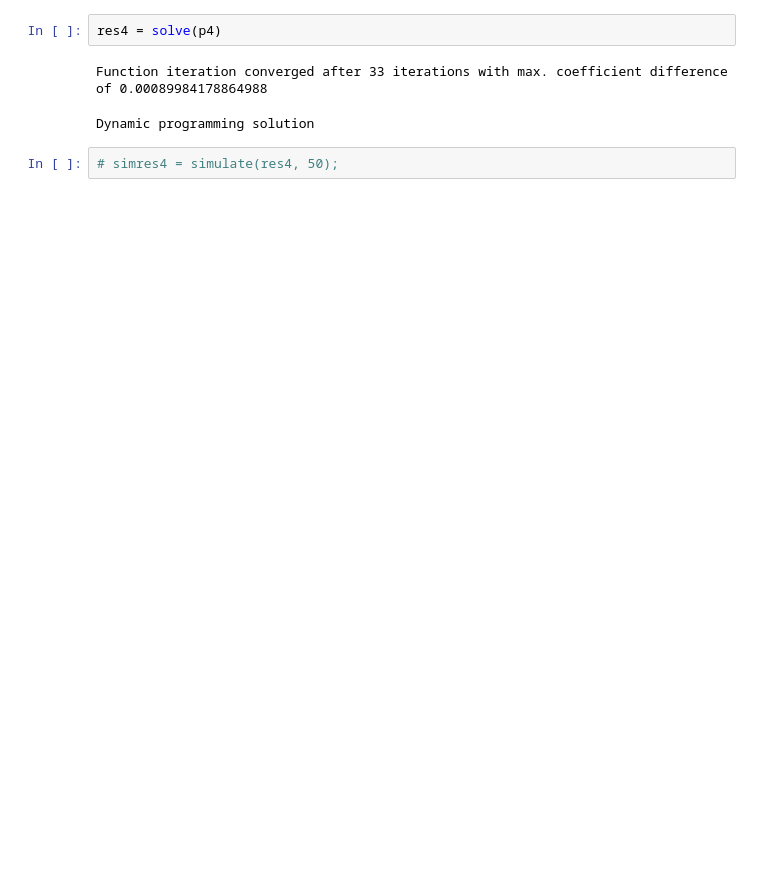
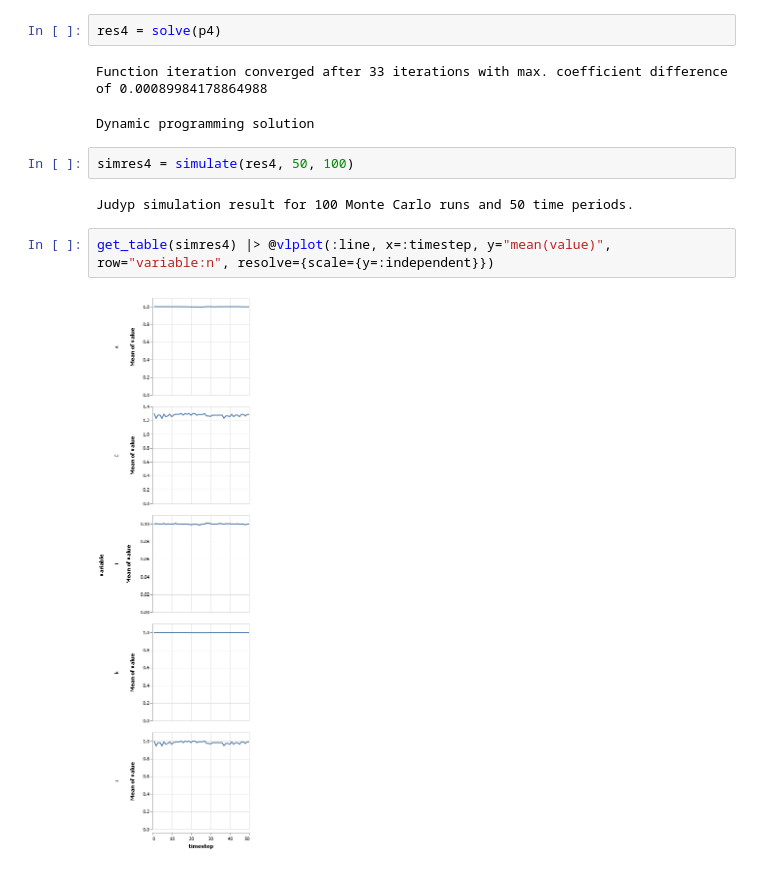
Before and after one commit to anthofflab/Judyp.jl, a Jupyter notebook: examples/run_all_problems.ipynb, the cells around one changed output. Cells and saved outputs as stored; diff of their text form; blank space fills up the shorter version.

```diff
--- a/examples/run_all_problems.ipynb
+++ b/examples/run_all_problems.ipynb
@@ -97,4 +97,10 @@ res4 = solve(p4)
 Function iteration converged after 33 iterations with max. coefficient difference of 0.00089984178864988
 Dynamic programming solution
 # %%
-# simres4 = simulate(res4, 50);
+simres4 = simulate(res4, 50, 100)
+# %% [output]
+Judyp simulation result for 100 Monte Carlo runs and 50 time periods.
+# %%
+get_table(simres4) |> @vlplot(:line, x=:timestep, y="mean(value)", row="variable:n", resolve={scale={y=:independent}})
+# %% [output]
+[figure, added]
```
Also changed, not shown: parts of 10 cells of this notebook.
